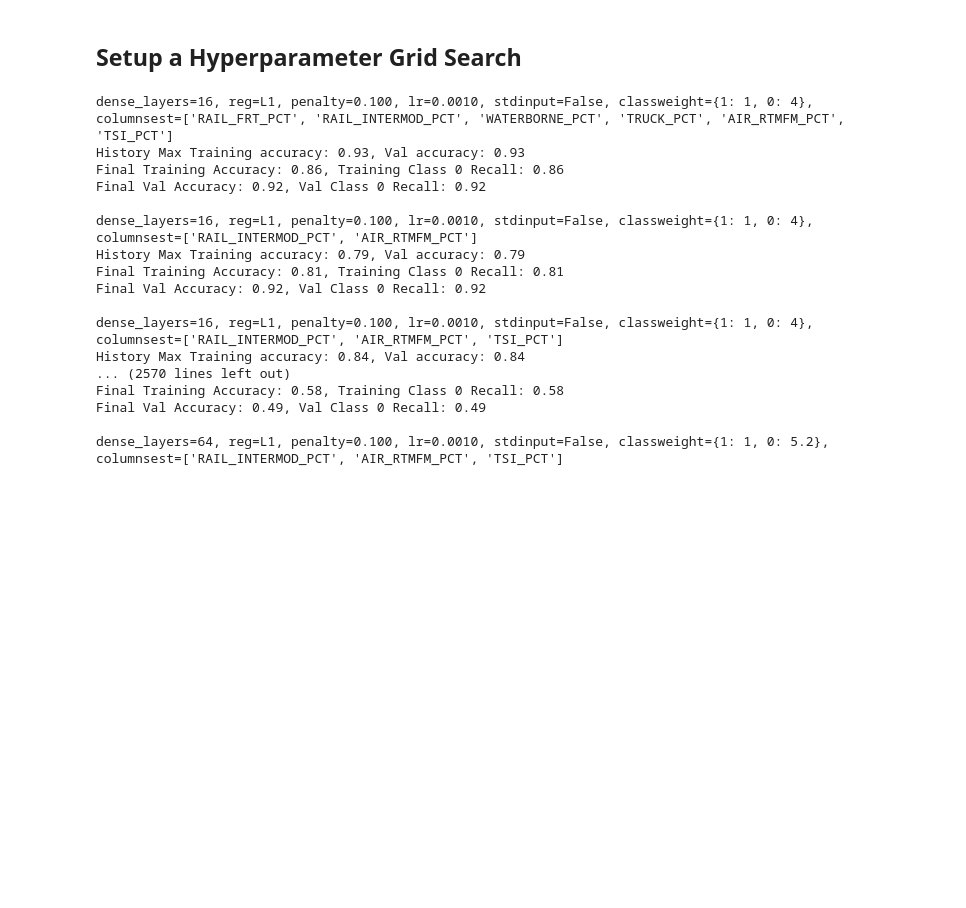
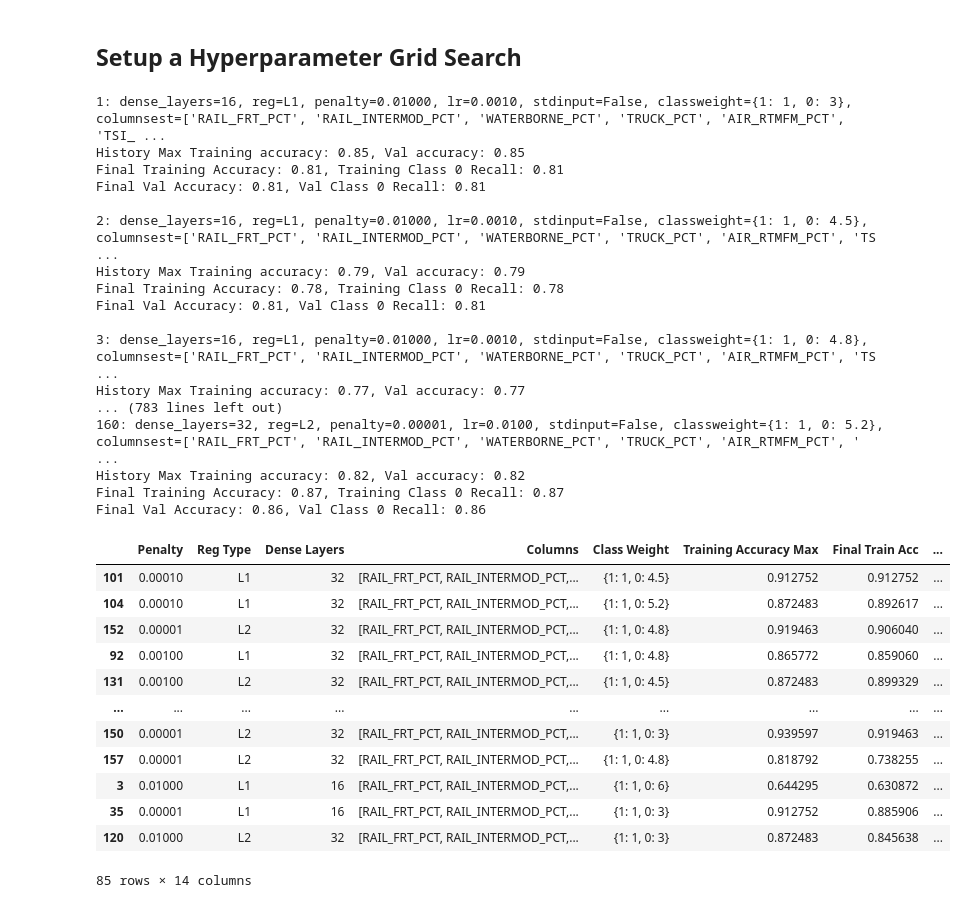
Before and after one commit to schkotty/Data-Science, a Jupyter notebook: GDP-Predictor/GDP-Predictor.ipynb, the cells around one changed output. Drawn from its saved outputs; the diff is of its cells as text; code cells hidden in the pictures; blank space fills up the shorter version.

```diff
--- a/GDP-Predictor/GDP-Predictor.ipynb
+++ b/GDP-Predictor/GDP-Predictor.ipynb
@@ -1013,19 +1036,23 @@ columnset2 = ['RAIL_INTERMOD_PCT', 'AIR_RTMFM_PCT', 'TSI_PCT']
 columnset3 = ['RAIL_INTERMOD_PCT', 'AIR_RTMFM_PCT', 'TSI_PCT', 'TRUCK_PCT']
 columnset4 = ['TSI_PCT']
 
-for in_dense_layers in [16, 32, 64]:
+testcasecounter = 0
+
+for in_dense_layers in [16, 32]:
     for in_reg_type in ["L1", "L2"]:
-        for in_penalty in [0.1, 0.01, 0.001]:
-            for in_learning_rate in [0.001]: #0.01, 0.001, 0.0006
-                for in_stdinput in [True, False]:
-                    for in_class_weight in [{1:1, 0:4}, {1:1, 0:5}, {1:1, 0:6}, {1:1, 0:5.2}]:
-                        for columnset in [columnsetall, columnset1, columnset2, columnset3, columnset4]:
-                            testcase = 'dense_layers={0}, reg={1}, penalty={2:0.03f}, lr={3:0.4f}, stdinput={4}, classweight={5}, columnsest={6}'.format(
-                                        in_dense_layers, in_reg_type, in_penalty, in_learning_rate, stdinput, in_class_weight, columnset)
+        for in_penalty in [0.01, 0.001, 0.0001, 0.00001]:
+            for in_learning_rate in [0.001, .01]: #0.01, 0.001, 0.0006
+                for in_stdinput in [False]:
+                    for in_class_weight in [{1:1, 0:3}, {1:1, 0:4.5}, {1:1, 0:4.8}, {1:1, 0:6}, {1:1, 0:5.2}]:
+                        for columnset in [columnsetall]:
+                            testcasecounter += 1
+                            testcase = '{7}: dense_layers={0}, reg={1}, penalty={2:0.05f}, lr={3:0.4f}, stdinput={4}, classweight={5}, columnsest={6}'.format(
+                                        in_dense_layers, in_reg_type, in_penalty, in_learning_rate, stdinput, in_class_weight, columnset, testcasecounter)
                             print(testcase)
                             (trained_model, runhistory) = get_nn_model_regularization_gs(penalty=in_penalty, reg_type=in_reg_type, dense_layers=in_dense_layers,
-                                                                                         stdinput=in_stdinput, classweights=in_class_weight, x_train=x_train[columnset],
-                                                                                         x_train_std=x_train_std[columnset], y_train=y_train_class, x_val=x_val[columnset],
+                                                                                         stdinput=in_stdinput, classweights=in_class_weight, learning_rate=in_learning_rate,
+                                                                                         x_train=x_train[columnset], x_train_std=x_train_std[columnset],
+                                                                                         y_train=y_train_class, x_val=x_val[columnset],
                                                                                          x_val_std=x_val_std[columnset], y_val=y_val_class)
 
                             training_acc_max = np.max(runhistory.history['acc'])
@@ -1052,20 +1079,43 @@ for in_dense_layers in [16, 32, 64]:
                                                                 valclass0recall, valcombinedscore], index=results.columns ), ignore_index=True)
                             #                               training_mae_mean, training_mae_min, val_mae_mean, val_mae_min], index=results.columns ), ignore_index=True)
 # %% [output]
-dense_layers=16, reg=L1, penalty=0.100, lr=0.0010, stdinput=False, classweight={1: 1, 0: 4}, columnsest=['RAIL_FRT_PCT', 'RAIL_INTERMOD_PCT', 'WATERBORNE_PCT', 'TRUCK_PCT', 'AIR_RTMFM_PCT', 'TSI_PCT']
-History Max Training accuracy: 0.93, Val accuracy: 0.93
-Final Training Accuracy: 0.86, Training Class 0 Recall: 0.86
-Final Val Accuracy: 0.92, Val Class 0 Recall: 0.92
+1: dense_layers=16, reg=L1, penalty=0.01000, lr=0.0010, stdinput=False, classweight={1: 1, 0: 3}, columnsest=['RAIL_FRT_PCT', 'RAIL_INTERMOD_PCT', 'WATERBORNE_PCT', 'TRUCK_PCT', 'AIR_RTMFM_PCT', 'TSI_ ...
+History Max Training accuracy: 0.85, Val accuracy: 0.85
+Final Training Accuracy: 0.81, Training Class 0 Recall: 0.81
+Final Val Accuracy: 0.81, Val Class 0 Recall: 0.81
 
-dense_layers=16, reg=L1, penalty=0.100, lr=0.0010, stdinput=False, classweight={1: 1, 0: 4}, columnsest=['RAIL_INTERMOD_PCT', 'AIR_RTMFM_PCT']
+2: dense_layers=16, reg=L1, penalty=0.01000, lr=0.0010, stdinput=False, classweight={1: 1, 0: 4.5}, columnsest=['RAIL_FRT_PCT', 'RAIL_INTERMOD_PCT', 'WATERBORNE_PCT', 'TRUCK_PCT', 'AIR_RTMFM_PCT', 'TS ...
 History Max Training accuracy: 0.79, Val accuracy: 0.79
-Final Training Accuracy: 0.81, Training Class 0 Recall: 0.81
-Final Val Accuracy: 0.92, Val Class 0 Recall: 0.92
+Final Training Accuracy: 0.78, Training Class 0 Recall: 0.78
+Final Val Accuracy: 0.81, Val Class 0 Recall: 0.81
 
-dense_layers=16, reg=L1, penalty=0.100, lr=0.0010, stdinput=False, classweight={1: 1, 0: 4}, columnsest=['RAIL_INTERMOD_PCT', 'AIR_RTMFM_PCT', 'TSI_PCT']
-History Max Training accuracy: 0.84, Val accuracy: 0.84
-... (2570 lines left out)
-Final Training Accuracy: 0.58, Training Class 0 Recall: 0.58
-Final Val Accuracy: 0.49, Val Class 0 Recall: 0.49
-
-dense_layers=64, reg=L1, penalty=0.100, lr=0.0010, stdinput=False, classweight={1: 1, 0: 5.2}, columnsest=['RAIL_INTERMOD_PCT', 'AIR_RTMFM_PCT', 'TSI_PCT']
+3: dense_layers=16, reg=L1, penalty=0.01000, lr=0.0010, stdinput=False, classweight={1: 1, 0: 4.8}, columnsest=['RAIL_FRT_PCT', 'RAIL_INTERMOD_PCT', 'WATERBORNE_PCT', 'TRUCK_PCT', 'AIR_RTMFM_PCT', 'TS ...
+History Max Training accuracy: 0.77, Val accuracy: 0.77
+... (783 lines left out)
+160: dense_layers=32, reg=L2, penalty=0.00001, lr=0.0100, stdinput=False, classweight={1: 1, 0: 5.2}, columnsest=['RAIL_FRT_PCT', 'RAIL_INTERMOD_PCT', 'WATERBORNE_PCT', 'TRUCK_PCT', 'AIR_RTMFM_PCT', ' ...
+History Max Training accuracy: 0.82, Val accuracy: 0.82
+Final Training Accuracy: 0.87, Training Class 0 Recall: 0.87
+Final Val Accuracy: 0.86, Val Class 0 Recall: 0.86
+# %%
+# create another column in the results data frame that adds together the trainging combined and val combined scores
+results['Train Val Combo'] = results['Final Train Comb Score'] + results['Final Val Comb Score']
+# %%
+# Sort the model runs in ascending order by the validation mean absolute value
+results.sort_values('Train Val Combo', ascending=False,inplace=True)
+results[['Penalty', 'Reg Type', 'Dense Layers', 'Columns', 'Class Weight','Training Accuracy Max',
+         'Final Train Acc', 'Final Train 0 Recall', 'Final Train Comb Score','Val Accuracy Max', 'Final Val Acc',
+         'Final Val 0 Recall', 'Final Val Comb Score', 'Train Val Combo']][results['Train Val Combo'] > 2.5]
+# %% [output]
+|  | Penalty | Reg Type | Dense Layers | Columns | Class Weight | Training Accuracy Max | Final Train Acc | ... |
+| 101 | 0.00010 | L1 | 32 | [RAIL_FRT_PCT, RAIL_INTERMOD_PCT,... | {1: 1, 0: 4.5} | 0.912752 | 0.912752 | ... |
+| 104 | 0.00010 | L1 | 32 | [RAIL_FRT_PCT, RAIL_INTERMOD_PCT,... | {1: 1, 0: 5.2} | 0.872483 | 0.892617 | ... |
+| 152 | 0.00001 | L2 | 32 | [RAIL_FRT_PCT, RAIL_INTERMOD_PCT,... | {1: 1, 0: 4.8} | 0.919463 | 0.906040 | ... |
+| 92 | 0.00100 | L1 | 32 | [RAIL_FRT_PCT, RAIL_INTERMOD_PCT,... | {1: 1, 0: 4.8} | 0.865772 | 0.859060 | ... |
+| 131 | 0.00100 | L2 | 32 | [RAIL_FRT_PCT, RAIL_INTERMOD_PCT,... | {1: 1, 0: 4.5} | 0.872483 | 0.899329 | ... |
+| ... | ... | ... | ... | ... | ... | ... | ... | ... |
+| 150 | 0.00001 | L2 | 32 | [RAIL_FRT_PCT, RAIL_INTERMOD_PCT,... | {1: 1, 0: 3} | 0.939597 | 0.919463 | ... |
+| 157 | 0.00001 | L2 | 32 | [RAIL_FRT_PCT, RAIL_INTERMOD_PCT,... | {1: 1, 0: 4.8} | 0.818792 | 0.738255 | ... |
+| 3 | 0.01000 | L1 | 16 | [RAIL_FRT_PCT, RAIL_INTERMOD_PCT,... | {1: 1, 0: 6} | 0.644295 | 0.630872 | ... |
+| 35 | 0.00001 | L1 | 16 | [RAIL_FRT_PCT, RAIL_INTERMOD_PCT,... | {1: 1, 0: 3} | 0.912752 | 0.885906 | ... |
+| 120 | 0.01000 | L2 | 32 | [RAIL_FRT_PCT, RAIL_INTERMOD_PCT,... | {1: 1, 0: 3} | 0.872483 | 0.845638 | ... |
+85 rows × 14 columns
```
Also changed, not shown: parts of 26 cells of this notebook, 1 other file.
